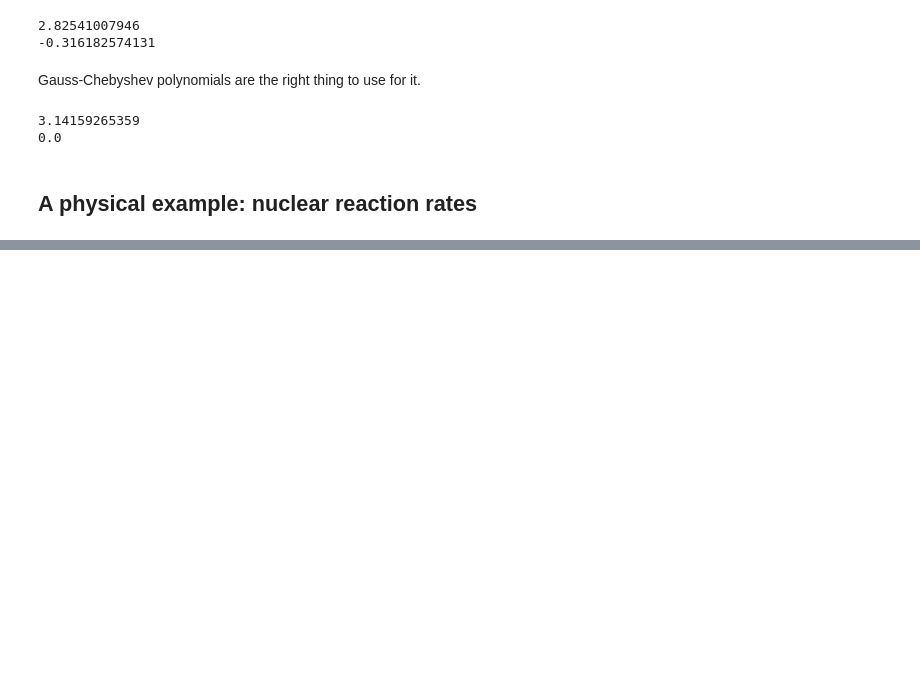
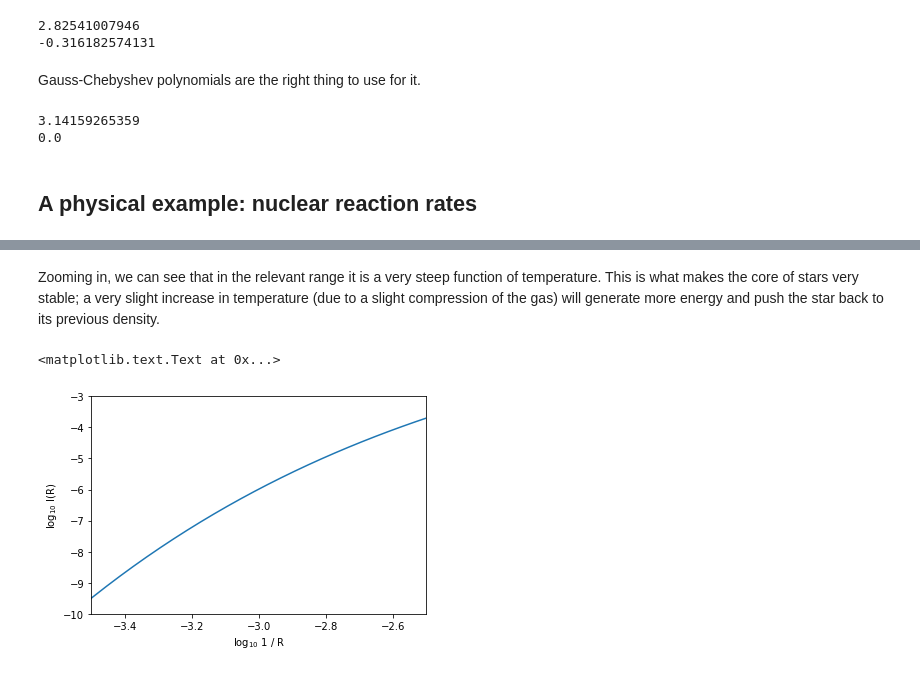
Before and after one commit to blanton144/computational, a Jupyter notebook: docs/notebooks/integration.ipynb, the cells around one changed output, grey strips where cells are left out. Saved outputs shown, nothing was run; the diff lists cells and outputs as text; code cells hidden in the pictures; blank space fills up the shorter version.

```diff
--- a/docs/notebooks/integration.ipynb
+++ b/docs/notebooks/integration.ipynb
@@ -357,0 +368,11 @@ plt.ylabel('log$_{10}$ I(R)')
+# %% [markdown]
+Zooming in, we can see that in the relevant range it is a very steep function of temperature. This is what makes the core of stars very stable; a very slight increase in temperature (due to a slight compression of the gas) will generate more energy and push the star back to its previous density.
+# %%
+plt.plot(np.log10(1. / eckT), np.log10(r12 * np.sqrt(eckT)))
+plt.xlim((-3.5, -2.5))
+plt.ylim((-10, -3.))
+plt.xlabel('log$_{10}$ 1 / R')
+plt.ylabel('log$_{10}$ I(R)')
+# %% [output]
+<matplotlib.text.Text at 0x...>
+[figure, added]
```
Also changed, not shown: parts of 13 cells of this notebook, 10 other files.
